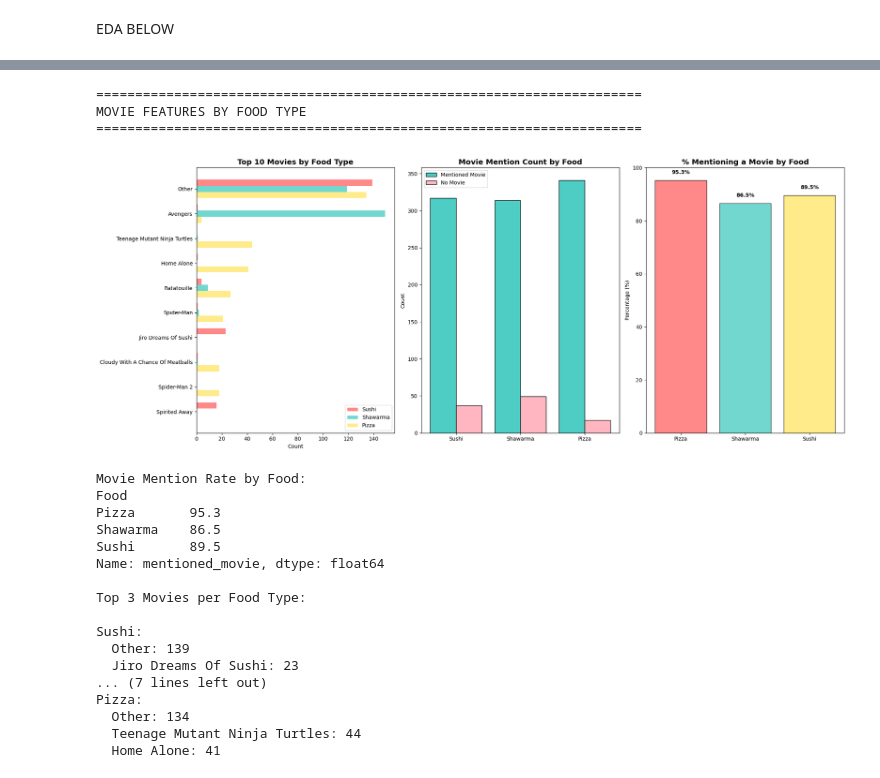
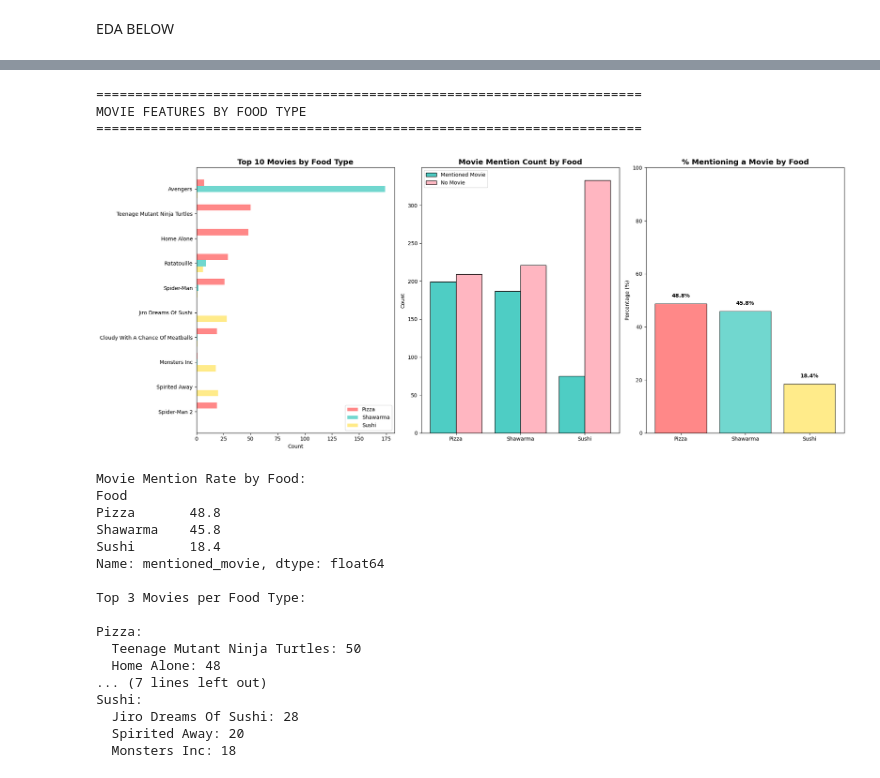
Before and after one commit to btn-1/end-to-end-ml, a Jupyter notebook: endtoend.ipynb, the cells around one changed output, grey strips where cells are left out. Cells and saved outputs as stored; diff of their text form; code cells hidden in the pictures.

```diff
--- a/endtoend.ipynb
+++ b/endtoend.ipynb
@@ -452,17 +506,6 @@ display(HTML(f"""
 # %%
-X = data_reshaped.drop(data_reshaped.columns[[0,1,10,11,12]], axis=1)
-y = data_reshaped['Food']
+X_train = data_reshaped.drop(data_reshaped.columns[[0,1,10,11,12]], axis=1)
+y_train = data_reshaped['Food']
-# %%
-X_train, X_temp, y_train, y_temp = train_test_split(
-    X, y,
-    test_size=0.30,
-    random_state=42
-)
-X_val, X_test, y_val, y_test = train_test_split(
-    X_temp, y_temp,
-    test_size=0.50,
-    random_state=42
-)
 # %%
 df = apply_ingredient_parsing(X_train)
 parse_check = df[[
@@ -576,9 +619,10 @@ display(HTML(f"""
 # %%
-df.loc[215, 'movie_canonical'] = 'Liz and the Blue Bird	'
-df.loc[782, 'movie_canonical'] = 'Who am I?'
-df.loc[786, 'movie_canonical'] = 'documentary'
-df.loc[1351, 'movie_canonical'] = 'Ferris Bueller’s Day Off'
-df.loc[1520, 'movie_canonical'] = 'Kiki’s Delivery Service'
+# df.loc[215, 'movie_canonical'] = 'Liz and the Blue Bird	'
+# df.loc[782, 'movie_canonical'] = 'Who am I?'
+# df.loc[786, 'movie_canonical'] = 'documentary'
+# df.loc[1351, 'movie_canonical'] = 'Ferris Bueller’s Day Off'
+# df.loc[1520, 'movie_canonical'] = 'Kiki’s Delivery Service'
+df.loc[708, 'movie_canonical'] = 'ratatouille'
 # %%
 parse_check = df.loc[
     df['movie_canonical'].isna(),
@@ -625,9 +669,9 @@ Index(['From a scale 1 to 5, how complex is it to make this food? (Where 1 is th
       dtype='str')
 # %%
 # New version that just does vectors for the 30
-top_30 = df['movie_canonical'].value_counts().head(30).index
+top_10 = df['movie_canonical'].value_counts().head(10).index
 df['movie_canonical'] = df['movie_canonical'].apply(
-    lambda x: x if x in top_30 else 'other' if pd.notna(x) else np.nan
+    lambda x: x if x in top_10 else np.nan
 )
 # Old version that creates one vector per movie
 # df = create_movie_onehot_columns(df, movie_column='movie_canonical', prefix='movie')
@@ -1003,7 +1082,7 @@ Index(['movie_aladdin', 'movie_anime', 'movie_avengers', 'movie_big hero 6',
 
 
 # Get movie columns
-movie_cols = train_df.columns[12:43].tolist()
+movie_cols = train_df.columns[12:22].tolist()
 
 print("\n" + "="*70)
 print("MOVIE FEATURES BY FOOD TYPE")
@@ -1070,48 +1149,48 @@ axes[2].bar(range(len(mention_rate)), mention_rate.values,
             color=colours, edgecolor='black', alpha=0.8)
 axes[2].set_xticks(range(len(mention_rate)))
 axes[2].set_xticklabels(mention_rate.index)
 axes[2].set_ylabel('Percentage (%)')
 axes[2].set_ylim(0, 100)
 axes[2].set_title('% Mentioning a Movie by Food', fontsize=14, fontweight='bold')
 
 # Add percentage labels on bars
 for i, v in enumerate(mention_rate.values):
     axes[2].text(i, v + 2, f'{v:.1f}%', ha='center', va='bottom', fontweight='bold')
 
 plt.tight_layout()
 plt.show()
 
 # Print statistics
 print("\nMovie Mention Rate by Food:")
 print(mention_rate.round(1))
 
 print("\nTop 3 Movies per Food Type:")
 for food in food_types:
     food_df = train_df[train_df['Food'] == food]
     top_3 = food_df[movie_cols].sum().sort_values(ascending=False).head(3)
     print(f"\n{food}:")
     for movie, count in top_3.items():
         movie_name = movie.replace('movie_', '').replace('_', ' ').title()
         print(f"  {movie_name}: {int(count)}")
 # %% [output]
 ======================================================================
 MOVIE FEATURES BY FOOD TYPE
 ======================================================================
-[figure, old version]
+[figure, new version]
 Movie Mention Rate by Food:
 Food
-Pizza       95.3
-Shawarma    86.5
-Sushi       89.5
+Pizza       48.8
+Shawarma    45.8
+Sushi       18.4
 Name: mentioned_movie, dtype: float64
 
 Top 3 Movies per Food Type:
 
+Pizza:
+  Teenage Mutant Ninja Turtles: 50
+  Home Alone: 48
+... (7 lines left out)
 Sushi:
-  Other: 139
-  Jiro Dreams Of Sushi: 23
-... (7 lines left out)
-Pizza:
-  Other: 134
-  Teenage Mutant Ninja Turtles: 44
-  Home Alone: 41
+  Jiro Dreams Of Sushi: 28
+  Spirited Away: 20
+  Monsters Inc: 18
```
Also changed, not shown: parts of 36 cells of this notebook.
